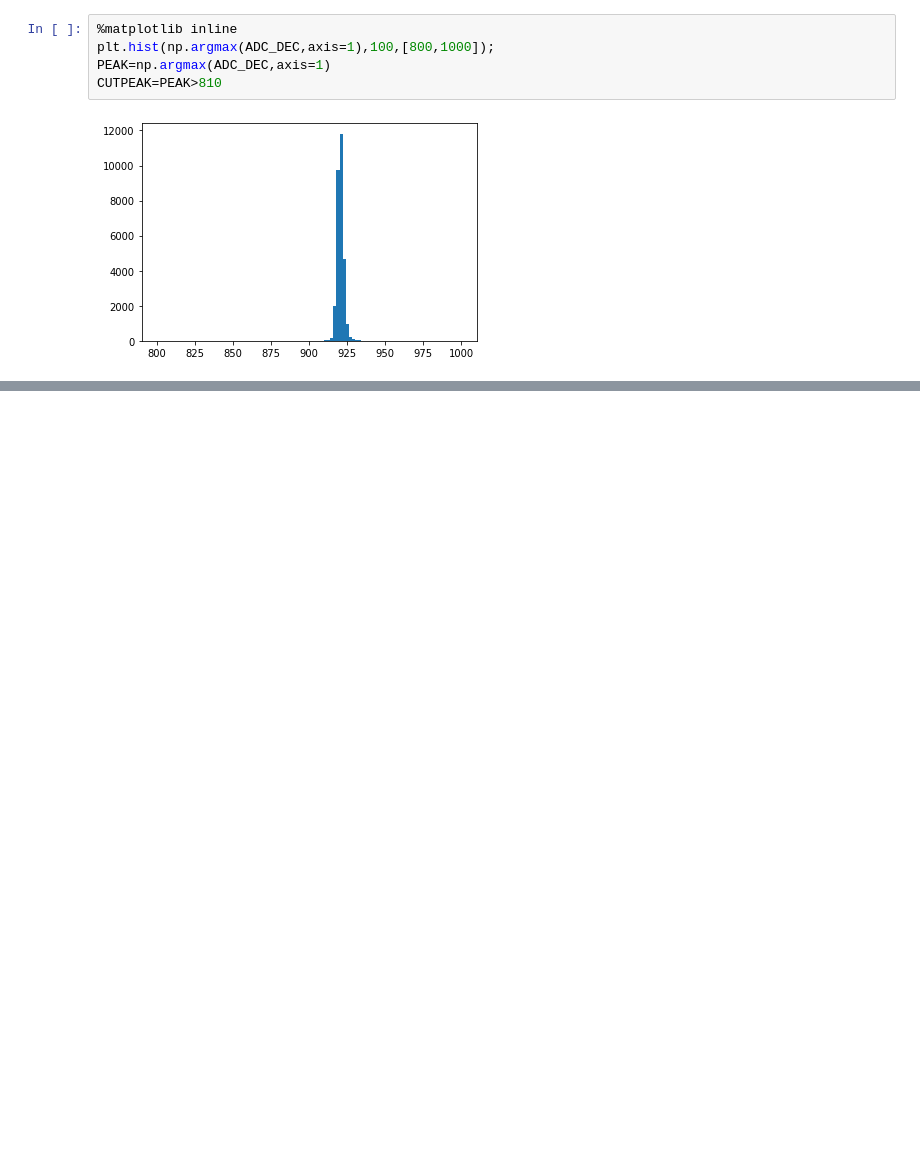
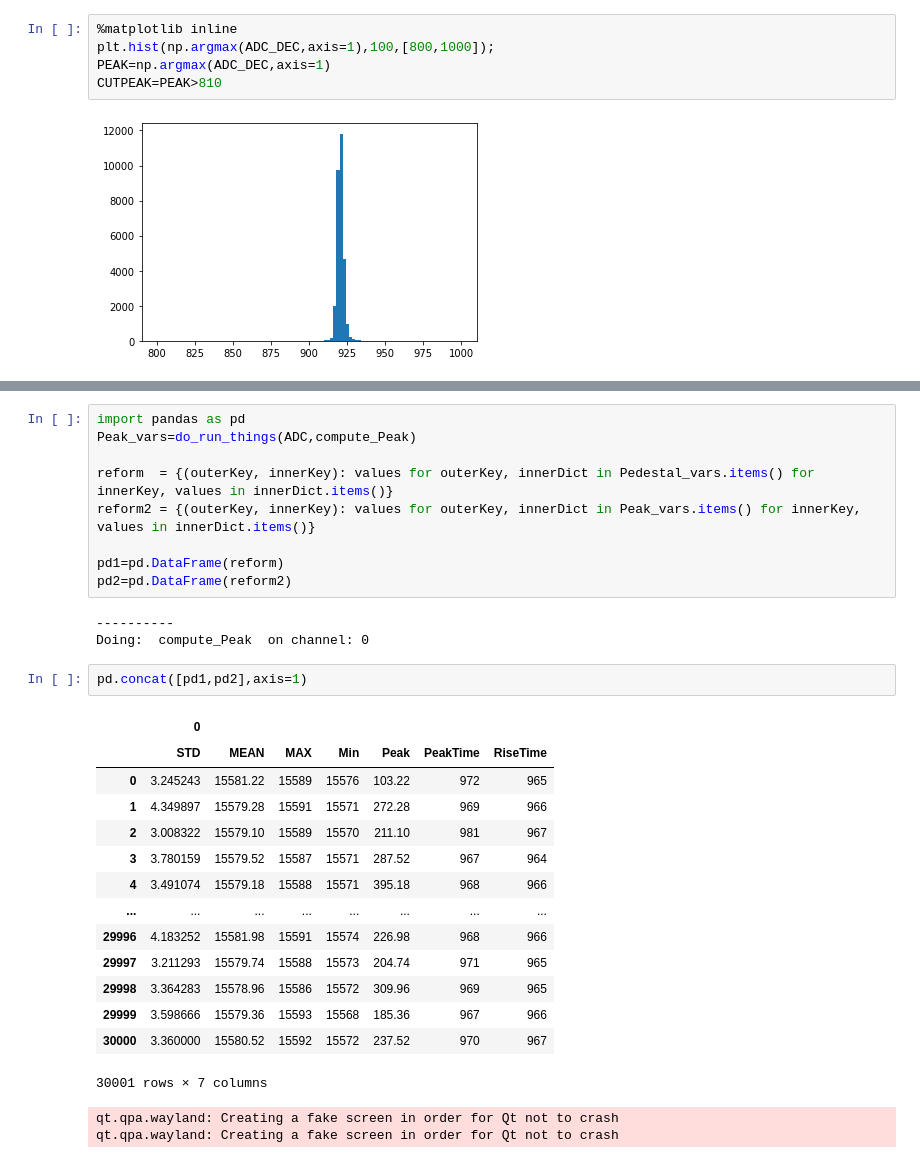
Before and after one commit to CIEMAT-Neutrino/SCINT, a Jupyter notebook: joython_notebooks/Deconvolution.ipynb, the cells around one changed output, grey strips where cells are left out. Cells and saved outputs as stored; diff of their text form; blank space fills up the shorter version.

```diff
--- a/joython_notebooks/Deconvolution.ipynb
+++ b/joython_notebooks/Deconvolution.ipynb
@@ -155,0 +168,31 @@ print(EV/duration,"Hz")
+# %%
+import pandas as pd
+Peak_vars=do_run_things(ADC,compute_Peak)
+
+reform  = {(outerKey, innerKey): values for outerKey, innerDict in Pedestal_vars.items() for innerKey, values in innerDict.items()}
+reform2 = {(outerKey, innerKey): values for outerKey, innerDict in Peak_vars.items() for innerKey, values in innerDict.items()}
+
+pd1=pd.DataFrame(reform)
+pd2=pd.DataFrame(reform2)
+# %% [output]
+----------
+Doing:  compute_Peak  on channel: 0
+# %%
+pd.concat([pd1,pd2],axis=1)
+# %% [output]
+|  | 0 |  |  |  |  |  |  |
+|  | STD | MEAN | MAX | Min | Peak | PeakTime | RiseTime |
+| 0 | 3.245243 | 15581.22 | 15589 | 15576 | 103.22 | 972 | 965 |
+| 1 | 4.349897 | 15579.28 | 15591 | 15571 | 272.28 | 969 | 966 |
+| 2 | 3.008322 | 15579.10 | 15589 | 15570 | 211.10 | 981 | 967 |
+| 3 | 3.780159 | 15579.52 | 15587 | 15571 | 287.52 | 967 | 964 |
+| 4 | 3.491074 | 15579.18 | 15588 | 15571 | 395.18 | 968 | 966 |
+| ... | ... | ... | ... | ... | ... | ... | ... |
+| 29996 | 4.183252 | 15581.98 | 15591 | 15574 | 226.98 | 968 | 966 |
+| 29997 | 3.211293 | 15579.74 | 15588 | 15573 | 204.74 | 971 | 965 |
+| 29998 | 3.364283 | 15578.96 | 15586 | 15572 | 309.96 | 969 | 965 |
+| 29999 | 3.598666 | 15579.36 | 15593 | 15568 | 185.36 | 967 | 966 |
+| 30000 | 3.360000 | 15580.52 | 15592 | 15572 | 237.52 | 970 | 967 |
+30001 rows × 7 columns
+qt.qpa.wayland: Creating a fake screen in order for Qt not to crash
+qt.qpa.wayland: Creating a fake screen in order for Qt not to crash
```
Also changed, not shown: parts of 2 cells of this notebook.
